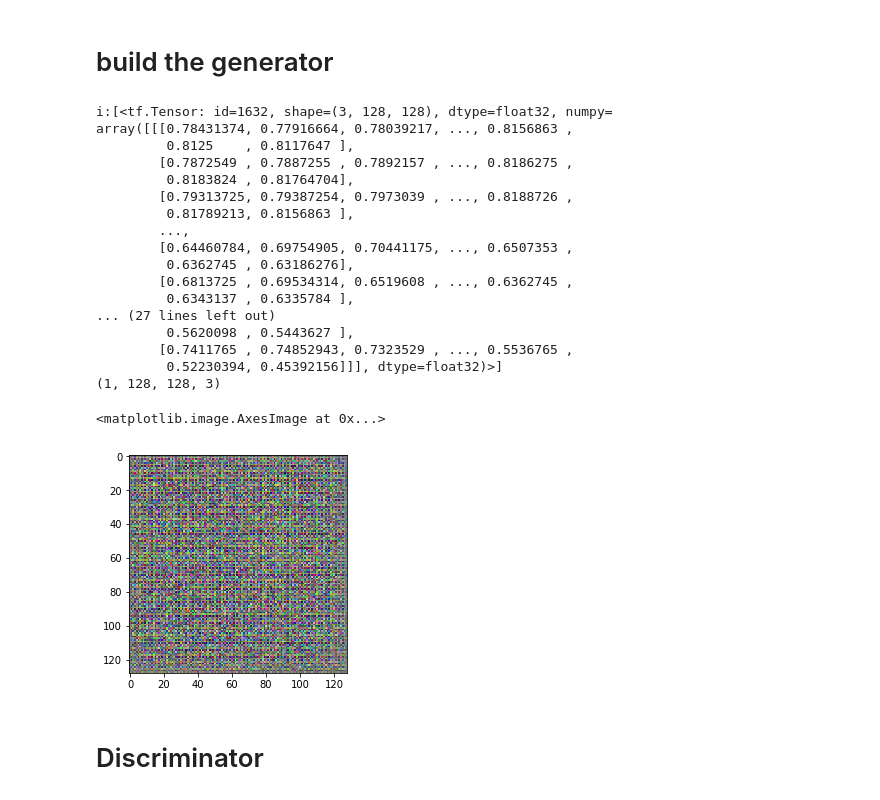
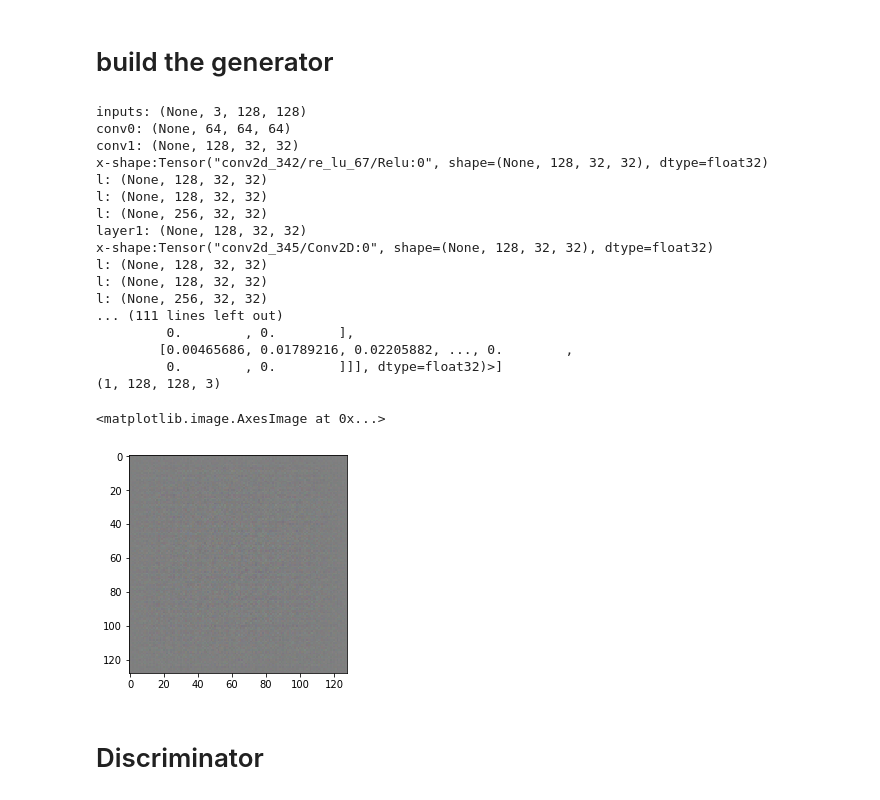
Before and after one commit to flobotics/colab, a Jupyter notebook: tf2_ganimorph.ipynb, the cells around one changed output. Cells and saved outputs as stored; diff of their text form; code cells hidden in the pictures.

```diff
--- a/tf2_ganimorph.ipynb
+++ b/tf2_ganimorph.ipynb
@@ -326,12 +333,17 @@ def res_group(input, name, depth, channels):
+# %%
+debug_show_shapes = 1
+subDepth = 3
+df = "channels_first"
 # %%
 def Generator():
 
-  debug_show_shapes = 0
 
-  subDepth = 3
-  df = "channels_first"
+
 
   inputs = tf.keras.Input(shape=(3, 128, 128))  # Returns a placeholder tensor
+
+
+
   if debug_show_shapes: print("inputs: {}".format(inputs.shape))
 
   conv0 = layers.Conv2D(filters=NF,
@@ -449,6 +461,6 @@ def Generator():
   #-----------
 
 
-  if debug_show_shapes: model.summary()
+
 
   return tf.keras.Model(inputs=inputs, outputs=deconv3)
@@ -584,40 +467,40 @@ def Generator1():
 # %%
-#generator = Generator()
-generator = Generator1()
+generator = Generator()
+
 
 noise = tf.random.normal([1, 3, 128, 128])
 
 i = image_ds_testA.take(1)
 print("i:{}".format(list(i)))
 
 
 
 gen_output = generator(noise, training=False)
 
 gen_output = tf.transpose(gen_output, [0, 2, 3, 1])
 print(gen_output.shape)
 
 plt.imshow(gen_output[0,...])
 # %% [output]
-i:[<tf.Tensor: id=1632, shape=(3, 128, 128), dtype=float32, numpy=
-array([[[0.78431374, 0.77916664, 0.78039217, ..., 0.8156863 ,
-         0.8125    , 0.8117647 ],
-        [0.7872549 , 0.7887255 , 0.7892157 , ..., 0.8186275 ,
-         0.8183824 , 0.81764704],
-        [0.79313725, 0.79387254, 0.7973039 , ..., 0.8188726 ,
-         0.81789213, 0.8156863 ],
-        ...,
-        [0.64460784, 0.69754905, 0.70441175, ..., 0.6507353 ,
-         0.6362745 , 0.63186276],
-        [0.6813725 , 0.69534314, 0.6519608 , ..., 0.6362745 ,
-         0.6343137 , 0.6335784 ],
-... (27 lines left out)
-         0.5620098 , 0.5443627 ],
-        [0.7411765 , 0.74852943, 0.7323529 , ..., 0.5536765 ,
-         0.52230394, 0.45392156]]], dtype=float32)>]
+inputs: (None, 3, 128, 128)
+conv0: (None, 64, 64, 64)
+conv1: (None, 128, 32, 32)
+x-shape:Tensor("conv2d_342/re_lu_67/Relu:0", shape=(None, 128, 32, 32), dtype=float32)
+l: (None, 128, 32, 32)
+l: (None, 128, 32, 32)
+l: (None, 256, 32, 32)
+layer1: (None, 128, 32, 32)
+x-shape:Tensor("conv2d_345/Conv2D:0", shape=(None, 128, 32, 32), dtype=float32)
+l: (None, 128, 32, 32)
+l: (None, 128, 32, 32)
+l: (None, 256, 32, 32)
+... (111 lines left out)
+         0.        , 0.        ],
+        [0.00465686, 0.01789216, 0.02205882, ..., 0.        ,
+         0.        , 0.        ]]], dtype=float32)>]
 (1, 128, 128, 3)
 <matplotlib.image.AxesImage at 0x...>
-[figure, old version]
+[figure, new version]
 # %% [markdown]
 # Discriminator
 # %%
```
Also changed, not shown: parts of 11 cells of this notebook.
